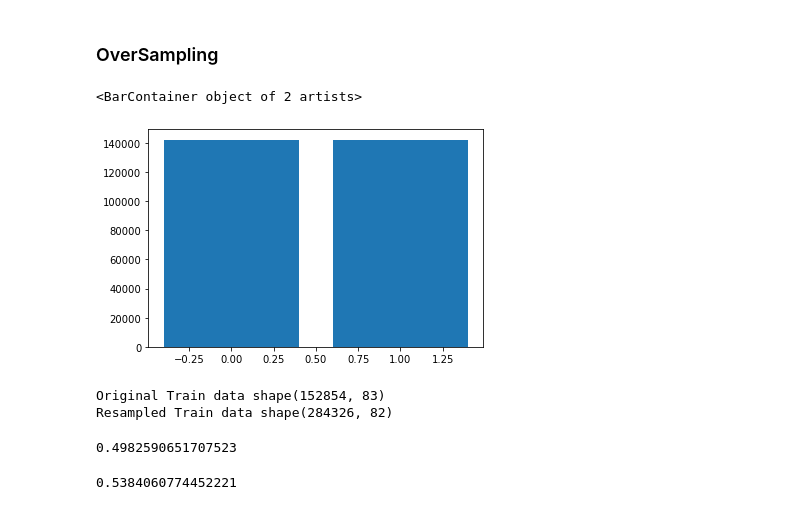
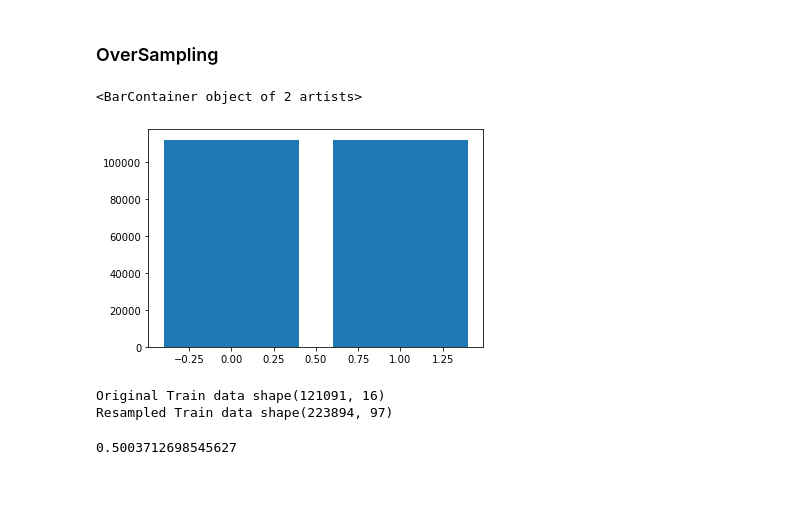
Before and after one commit to khaledalics22/Credi-Analysis, a Jupyter notebook: Code.ipynb, the cells around one changed output. Drawn from its saved outputs; the diff is of its cells as text; code cells hidden in the pictures.

```diff
--- a/Code.ipynb
+++ b/Code.ipynb
@@ -673,8 +678,15 @@ X.head()
+# %%
+num_cols = ['DAYS_BIRTH','FLOORSMAX_MEDI','HOUR_APPR_PROCESS_START','DAYS_ID_PUBLISH','CNT_FAM_MEMBERS','EXT_SOURCE_2','EXT_SOURCE_3','DAYS_EMPLOYED','AMT_INCOME_TOTAL']
+min_v = X[num_cols].min(axis = 0)
+X[num_cols] = X[num_cols] - min_v
+X[num_cols] /= X[num_cols].max(axis = 0)
 # %%
 encoder = OneHotEncoder(drop='if_binary', sparse=True)
-encoded = encoder.fit_transform(X[['OCCUPATION_TYPE', 'ORGANIZATION_TYPE', 'CODE_GENDER']],)
+cat_cols = X.columns[X.dtypes == 'object']
+encoded_cols = encoder.fit_transform(X[cat_cols])
+# cat_cols
 # %%
 
-encoded_X = X.drop(['OCCUPATION_TYPE', 'ORGANIZATION_TYPE', 'CODE_GENDER'], axis = 1)
-encoded_X = np.append( encoded.toarray(), encoded_X.to_numpy(), axis= 1)
+encoded_X = X.drop(cat_cols, axis = 1)
+encoded_X = np.append( encoded_cols.toarray(), encoded_X.to_numpy(), axis= 1)
 # %%
@@ -706,4 +754,3 @@ X = pd.read_csv('final_dataset.csv').to_numpy()
 # %%
-Y = X[:, -1]
-X_train, X_test, y_train, y_test = train_test_split(X[:,:-1], Y, test_size=0.2 )
+X_train, X_test, y_train, y_test = train_test_split(encoded_X, Y, test_size=0.2 )
 # %%
@@ -769,25 +791,17 @@ disp.plot()
 ### OverSampling
 # %%
 ros = RandomOverSampler(random_state=0)
-X_res, y_res = ros.fit_resample(X[:,:-1], X[:,-1])
+X_res, y_res = ros.fit_resample(encoded_X, Y)
 plt.bar([0,1], [len(y_res) - y_res.sum(),y_res.sum()])
 # %% [output]
 <BarContainer object of 2 artists>
-[figure, old version]
+[figure, new version]
 # %%
 X_train, X_test, y_train, y_test = train_test_split(X_res[:,:-1], y_res, test_size=0.2 )
 print(f"Original Train data shape{X.shape}")
 print(f"Resampled Train data shape{X_res.shape}")
-y_test.mean()
+y_train.mean()
 # %% [output]
-Original Train data shape(152854, 83)
-Resampled Train data shape(284326, 82)
+Original Train data shape(121091, 16)
+Resampled Train data shape(223894, 97)
-0.4982590651707523
+0.5003712698545627
-# %%
-clf = svm.SVC()
-clf.fit(X_train, y_train)
-pickle.dump(clf, open('svm_classifier_resampled_data.sav','wb'))
-pred = clf.predict(X_test)
-(pred == y_test).mean()
-# %% [output]
-0.5384060774452221
```
Also changed, not shown: parts of 67 cells of this notebook, 15 other files.
